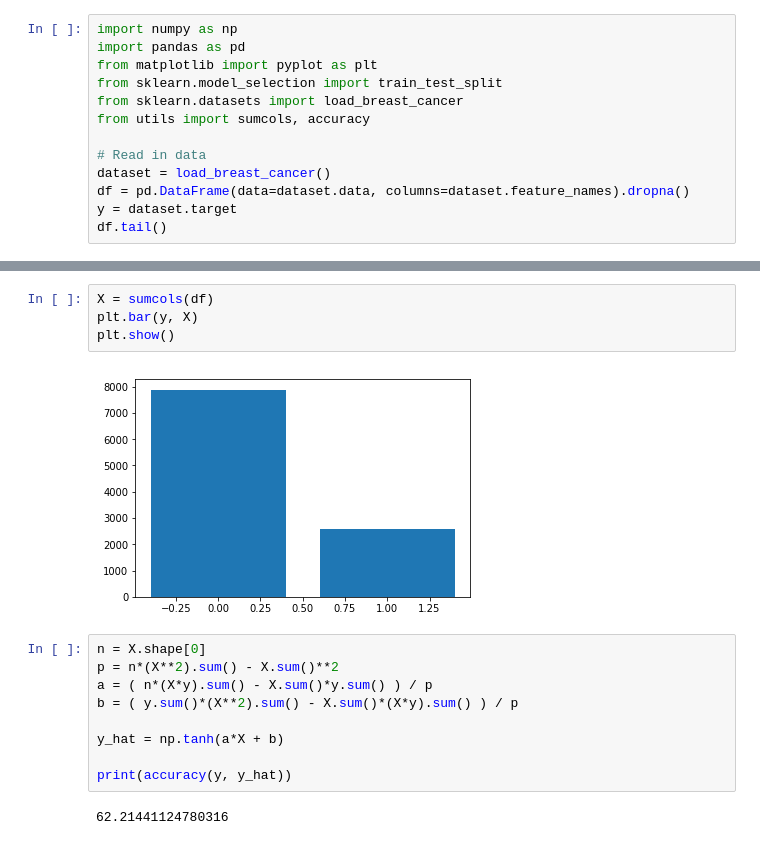
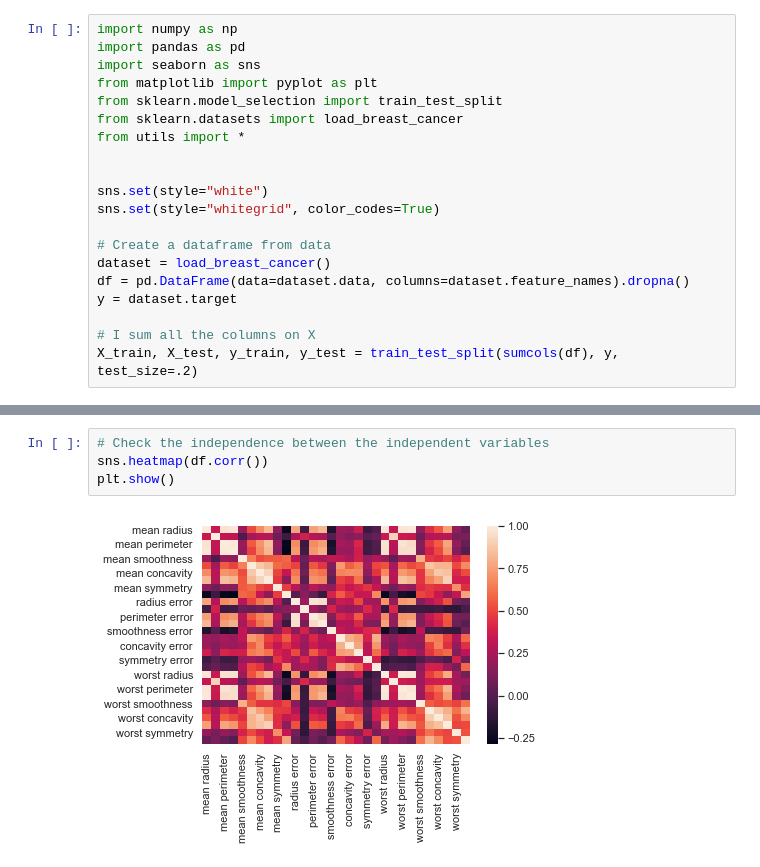
Before and after one commit to MartinKondor/MachineLearning, a Jupyter notebook: Logistic_Regression.ipynb, the cells around one changed output, grey strips where cells are left out. Cells and saved outputs as stored; diff of their text form.

```diff
--- a/Logistic_Regression.ipynb
+++ b/Logistic_Regression.ipynb
@@ -1,13 +1,20 @@
 # %%
 import numpy as np
 import pandas as pd
+import seaborn as sns
 from matplotlib import pyplot as plt
 from sklearn.model_selection import train_test_split
 from sklearn.datasets import load_breast_cancer
-from utils import sumcols, accuracy
+from utils import *
 
-# Read in data
+
+sns.set(style="white")
+sns.set(style="whitegrid", color_codes=True)
+
+# Create a dataframe from data
 dataset = load_breast_cancer()
 df = pd.DataFrame(data=dataset.data, columns=dataset.feature_names).dropna()
 y = dataset.target
-df.tail()
+
+# I sum all the columns on X
+X_train, X_test, y_train, y_test = train_test_split(sumcols(df), y, test_size=.2)
@@ -22,17 +21,6 @@ df.tail()
-# %%
-X = sumcols(df)
-plt.bar(y, X)
-plt.show()
-# %% [output]
-[figure, removed]
-# %%
-n = X.shape[0]
-p = n*(X**2).sum() - X.sum()**2
-a = ( n*(X*y).sum() - X.sum()*y.sum() ) / p
-b = ( y.sum()*(X**2).sum() - X.sum()*(X*y).sum() ) / p
-
-y_hat = np.tanh(a*X + b)
-
-print(accuracy(y, y_hat))
-# %% [output]
-62.21441124780316
+# %%
+# Check the independence between the independent variables
+sns.heatmap(df.corr())
+plt.show()
+# %% [output]
+[figure, added]
```
Also changed, not shown: parts of 7 cells of this notebook.
